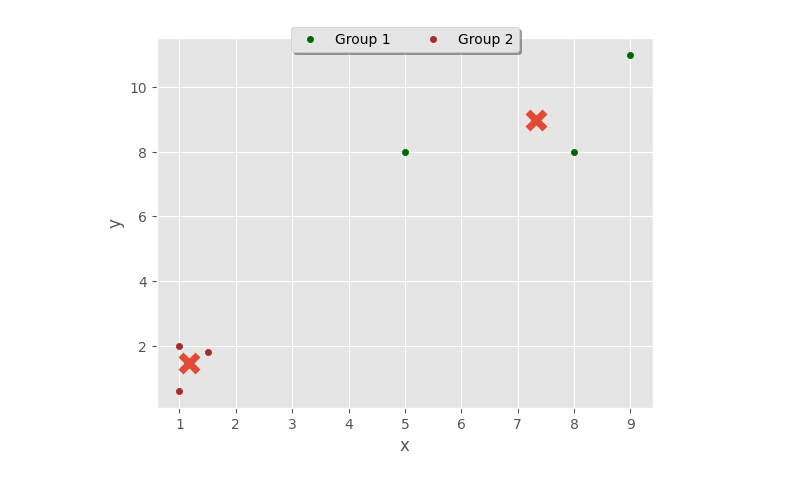
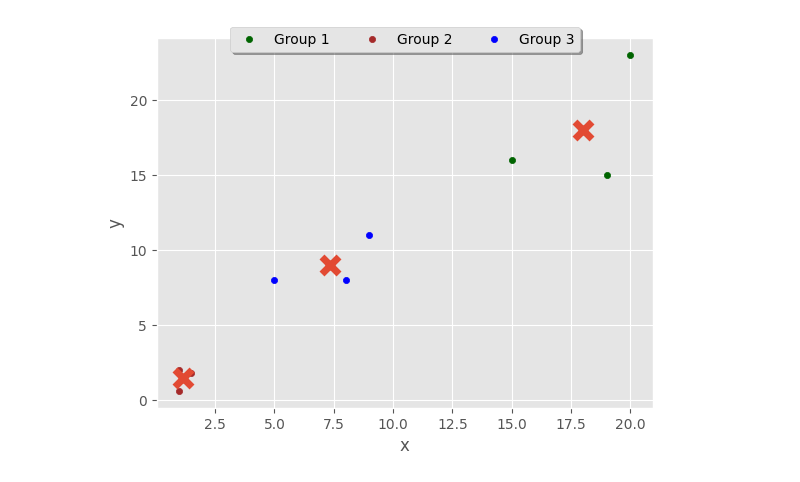
Before and after one commit to FahmidaNourin/CSE445_Machine_Learning, a Jupyter notebook: Clustering_1.ipynb, the cells around one changed output. Drawn from its saved outputs; the diff is of its cells as text; code cells hidden in the pictures.

```diff
--- a/Clustering_1.ipynb
+++ b/Clustering_1.ipynb
@@ -9,8 +9,8 @@ style.use("ggplot")
 %matplotlib inline
 # %%
 data_table={
-    "x":[1,5,1.5,8,1,9],
-    "y":[2,8,1.8,8,0.6,11]
+    "x":[1,5,1.5,8,1,9,15,20,19],
+    "y":[2,8,1.8,8,0.6,11,16,23,15]
 }
 
 data=pd.DataFrame(data_table)
@@ -27,5 +30,6 @@ data.head(data.shape[0])
 # %%
-kmeans = KMeans(n_clusters=2).fit(data)
+kmeans = KMeans(n_clusters=3)
+kmeans.fit(data)
 
 centroids = kmeans.cluster_centers_
 labels = kmeans.labels_
@@ -39,14 +57,23 @@ print(labels)
 # %%
 data['labels'] = labels
 
 #plt.plot(data, colors[data['labels'], markersize = 10)
 
-group1 = data[data['labels']==1].plot( kind='scatter', x='x', y='y', color='DarkGreen', label="Group 1" )
-group2 = data[data['labels']==0].plot( kind='scatter', x='x', y='y', color='Brown', ax=group1, label="Group 2" )
+group1 = data[data['labels']==0].plot( kind='scatter', x='x', y='y', color='DarkGreen', label="Group 1" )
+group2 = data[data['labels']==1].plot( kind='scatter', x='x', y='y', color='Brown', ax=group1, label="Group 2" )
+group3 = data[data['labels']==2].plot( kind='scatter', x='x', y='y', color='Blue', ax=group1, label="Group 3" )
+
+
+
+
+
+
 group1.legend(loc='upper center', bbox_to_anchor=(0.5, 1.05),
           ncol=3, fancybox=True, shadow=True)
+
+
 plt.scatter(centroids[:, 0],centroids[:, 1], marker = "x", s=150, linewidths = 5, zorder = 10)
 
 plt.show()
 # %% [output]
-[figure, old version]
+[figure, new version]
```
Also changed, not shown: parts of 3 cells of this notebook.
